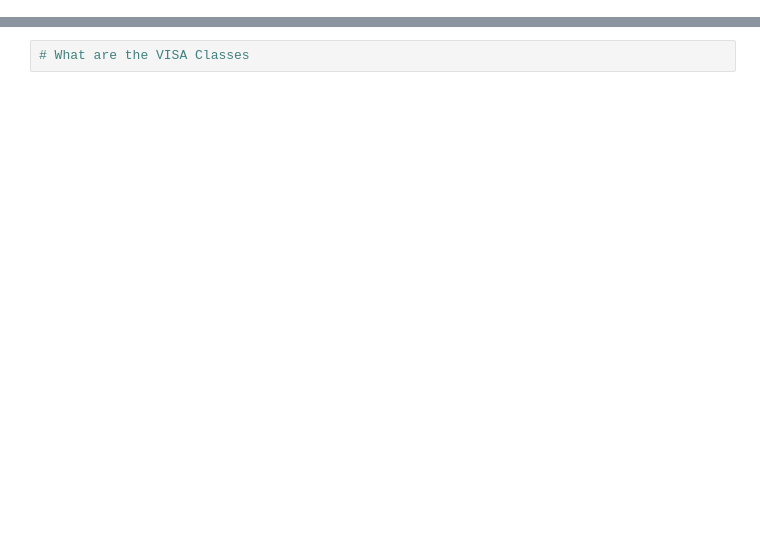
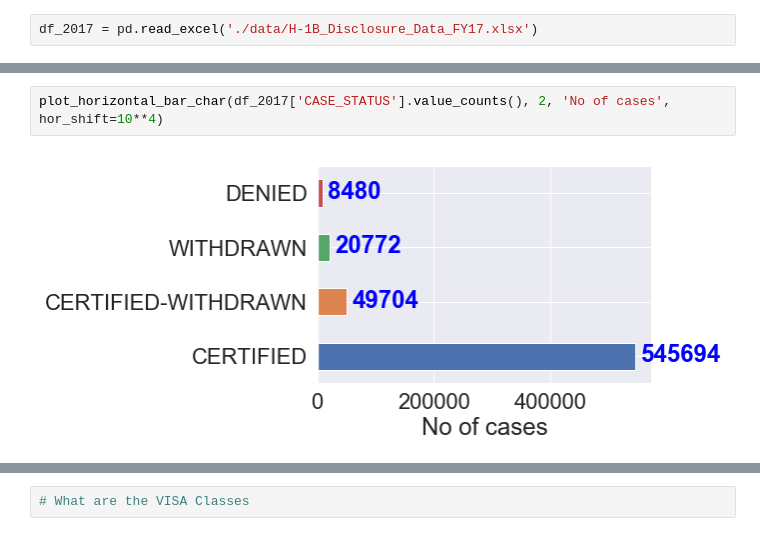
Before and after one commit to matthew-hsr/H1B-Data-Investigation, a Jupyter notebook: H1B-Investigation.ipynb, the cells around one changed output, grey strips where cells are left out. Cells and saved outputs as stored; diff of their text form; blank space fills up the shorter version.

```diff
--- a/H1B-Investigation.ipynb
+++ b/H1B-Investigation.ipynb
@@ -22,0 +20,2 @@ df_2018.head()
+# %%
+df_2017 = pd.read_excel('./data/H-1B_Disclosure_Data_FY17.xlsx')
@@ -22,0 +126,4 @@ df_2018.head()
+# %%
+plot_horizontal_bar_char(df_2017['CASE_STATUS'].value_counts(), 2, 'No of cases', hor_shift=10**4)
+# %% [output]
+[figure, added]
```
Also changed, not shown: parts of 73 cells of this notebook.
